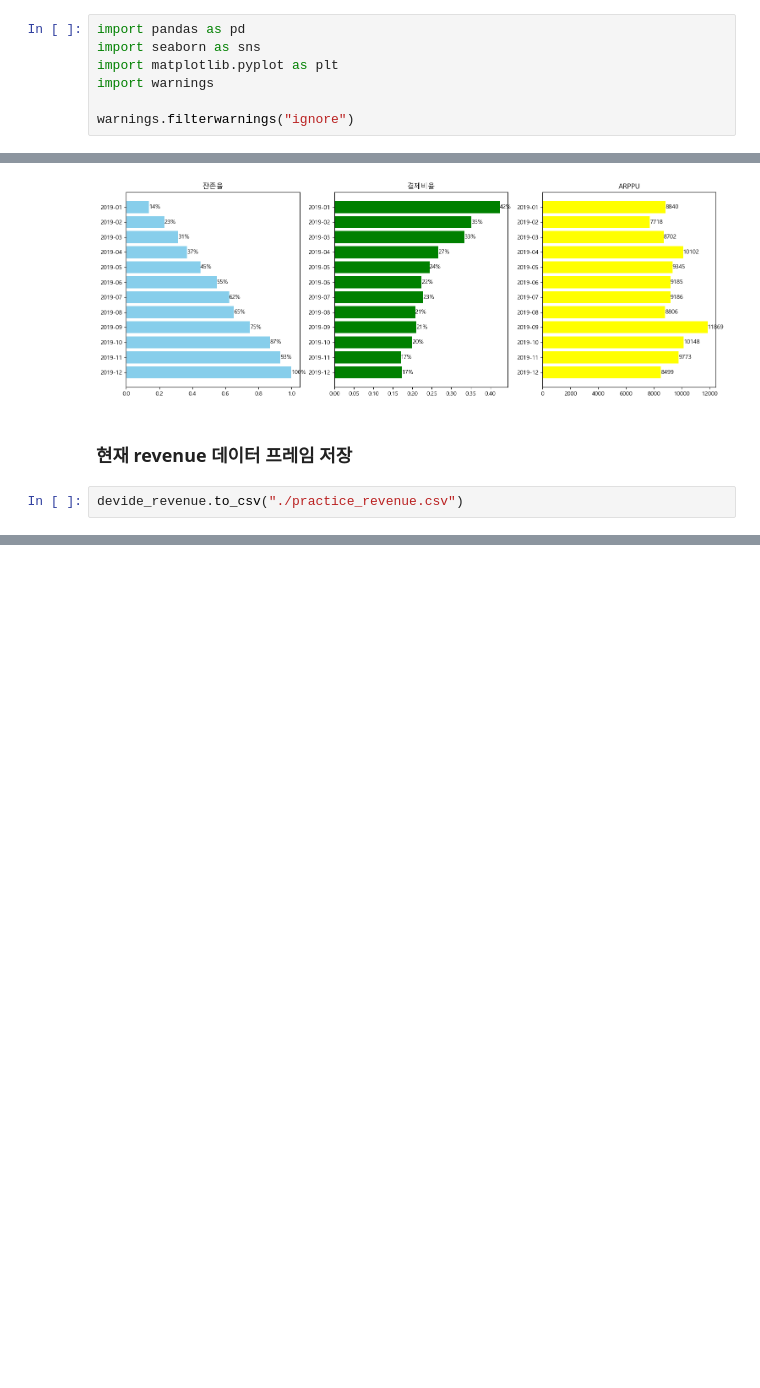
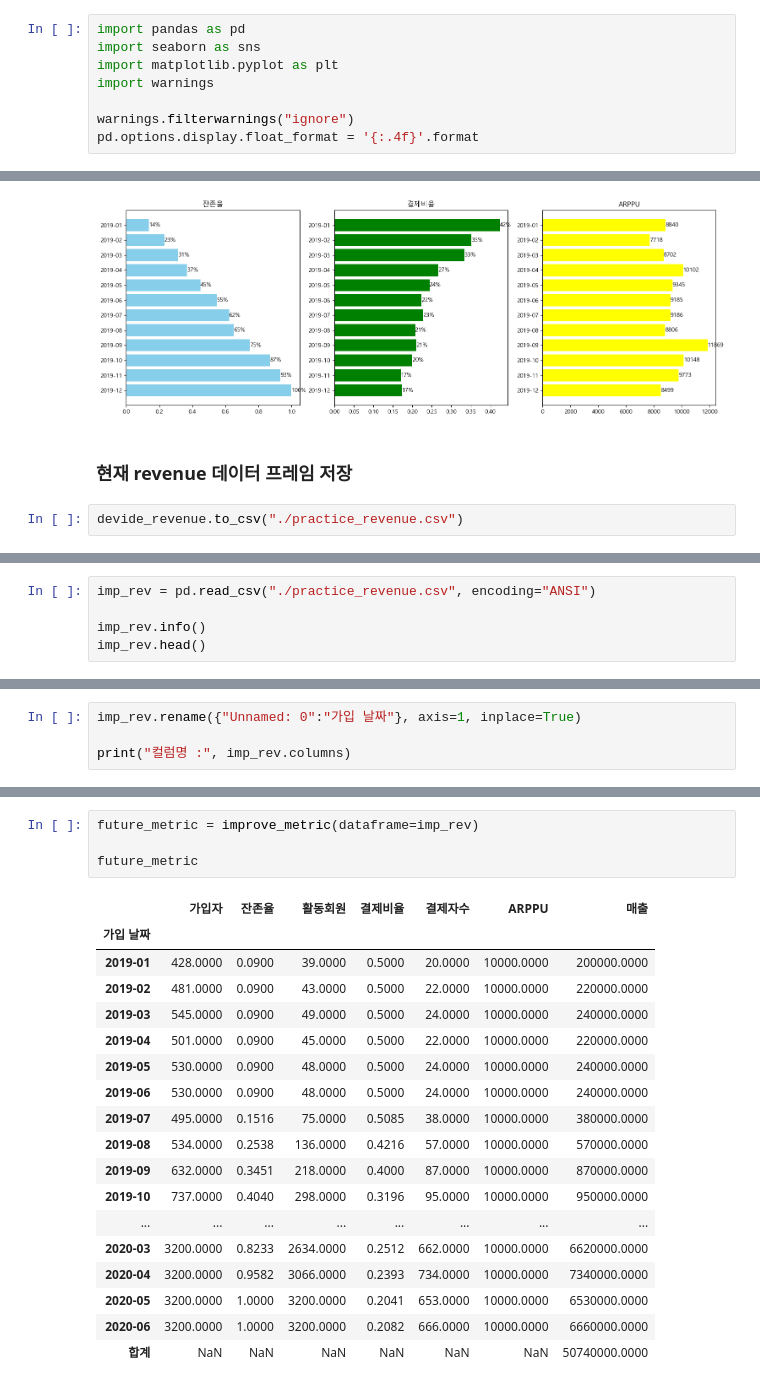
Before and after one commit to nyeokinyeoki/backup, a Jupyter notebook: data1.ipynb, the cells around one changed output, grey strips where cells are left out. Cells and saved outputs as stored; diff of their text form; blank space fills up the shorter version.

```diff
--- a/data1.ipynb
+++ b/data1.ipynb
@@ -5,6 +5,7 @@ import matplotlib.pyplot as plt
 import warnings
 
 warnings.filterwarnings("ignore")
+pd.options.display.float_format = '{:.4f}'.format
 # %% [markdown]
 ## retention 히트맵으로 표현하기
 # %%
@@ -516,0 +520,5 @@ devide_revenue.to_csv("./practice_revenue.csv")
+# %%
+imp_rev = pd.read_csv("./practice_revenue.csv", encoding="ANSI")
+
+imp_rev.info()
+imp_rev.head()
@@ -516,0 +547,4 @@ devide_revenue.to_csv("./practice_revenue.csv")
+# %%
+imp_rev.rename({"Unnamed: 0":"가입 날짜"}, axis=1, inplace=True)
+
+print("컬럼명 :", imp_rev.columns)
@@ -516,0 +631,23 @@ devide_revenue.to_csv("./practice_revenue.csv")
+# %%
+future_metric = improve_metric(dataframe=imp_rev)
+
+future_metric
+# %% [output]
+|  | 가입자 | 잔존율 | 활동회원 | 결제비율 | 결제자수 | ARPPU | 매출 |
+| 가입 날짜 |  |  |  |  |  |  |  |
+| 2019-01 | 428.0000 | 0.0900 | 39.0000 | 0.5000 | 20.0000 | 10000.0000 | 200000.0000 |
+| 2019-02 | 481.0000 | 0.0900 | 43.0000 | 0.5000 | 22.0000 | 10000.0000 | 220000.0000 |
+| 2019-03 | 545.0000 | 0.0900 | 49.0000 | 0.5000 | 24.0000 | 10000.0000 | 240000.0000 |
+| 2019-04 | 501.0000 | 0.0900 | 45.0000 | 0.5000 | 22.0000 | 10000.0000 | 220000.0000 |
+| 2019-05 | 530.0000 | 0.0900 | 48.0000 | 0.5000 | 24.0000 | 10000.0000 | 240000.0000 |
+| 2019-06 | 530.0000 | 0.0900 | 48.0000 | 0.5000 | 24.0000 | 10000.0000 | 240000.0000 |
+| 2019-07 | 495.0000 | 0.1516 | 75.0000 | 0.5085 | 38.0000 | 10000.0000 | 380000.0000 |
+| 2019-08 | 534.0000 | 0.2538 | 136.0000 | 0.4216 | 57.0000 | 10000.0000 | 570000.0000 |
+| 2019-09 | 632.0000 | 0.3451 | 218.0000 | 0.4000 | 87.0000 | 10000.0000 | 870000.0000 |
+| 2019-10 | 737.0000 | 0.4040 | 298.0000 | 0.3196 | 95.0000 | 10000.0000 | 950000.0000 |
+| ... | ... | ... | ... | ... | ... | ... | ... |
+| 2020-03 | 3200.0000 | 0.8233 | 2634.0000 | 0.2512 | 662.0000 | 10000.0000 | 6620000.0000 |
+| 2020-04 | 3200.0000 | 0.9582 | 3066.0000 | 0.2393 | 734.0000 | 10000.0000 | 7340000.0000 |
+| 2020-05 | 3200.0000 | 1.0000 | 3200.0000 | 0.2041 | 653.0000 | 10000.0000 | 6530000.0000 |
+| 2020-06 | 3200.0000 | 1.0000 | 3200.0000 | 0.2082 | 666.0000 | 10000.0000 | 6660000.0000 |
+| 합계 | NaN | NaN | NaN | NaN | NaN | NaN | 50740000.0000 |
```
Also changed, not shown: parts of 6 cells of this notebook.
